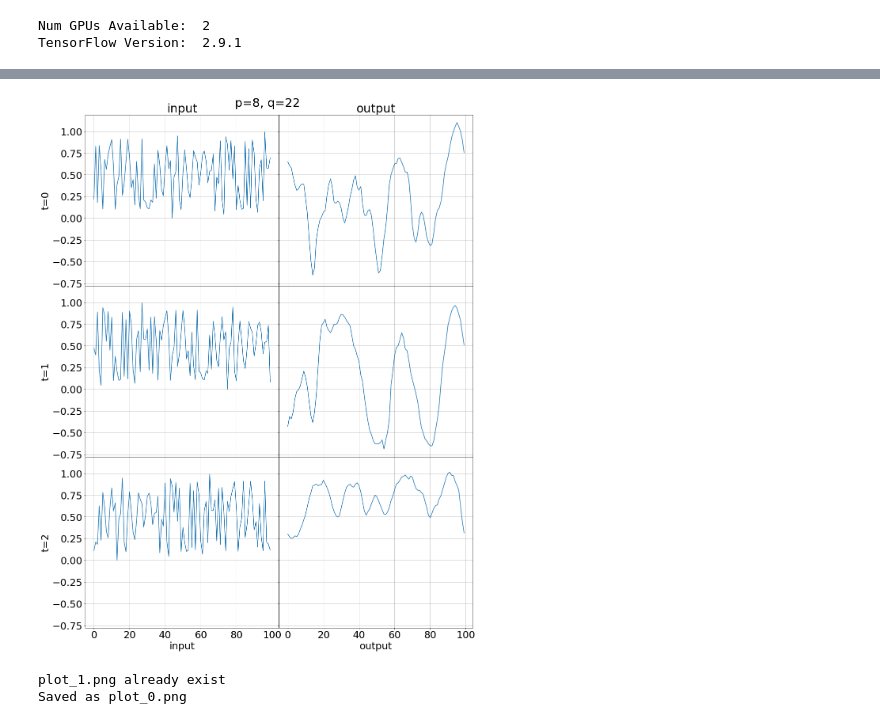
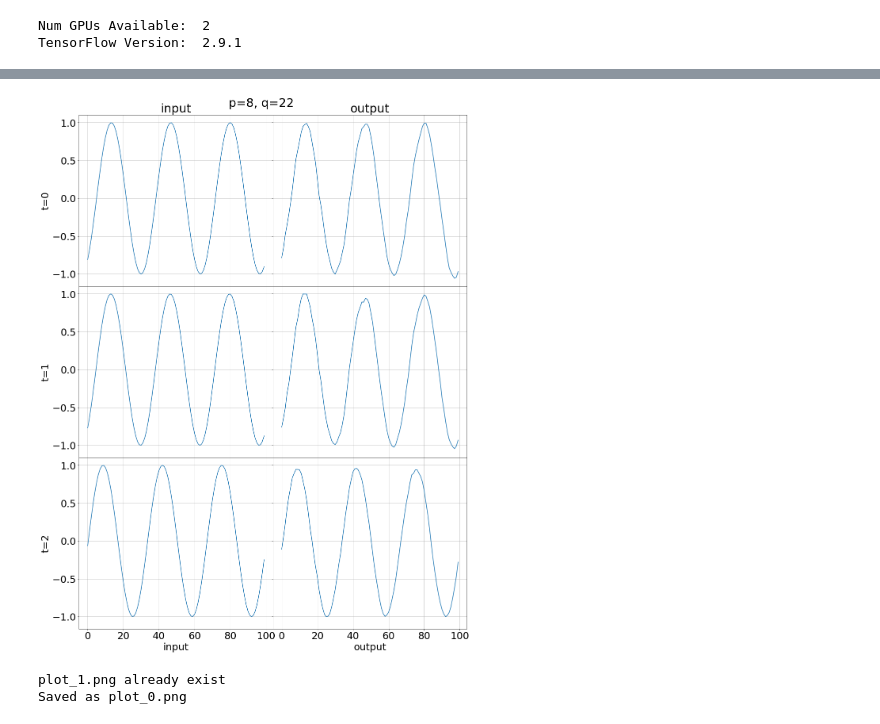
Before and after one commit to Sr-11/SymAE, a Jupyter notebook: src/main.ipynb, the cells around one changed output, grey strips where cells are left out. Cells and saved outputs as stored; diff of their text form; code cells hidden in the pictures.

```diff
--- a/src/main.ipynb
+++ b/src/main.ipynb
@@ -33,5 +33,5 @@ MRA_data=MRA_generate(d,nt,N,sigma,ne)
 X=MRA_data.generate_trigonometric()
 # %%
 # Train the NeuralNet
-history=model.fit(X,X,epochs=2,verbose=0,callbacks=[CustomCallback()])
+history=model.fit(X,X,epochs=200,verbose=0,callbacks=[CustomCallback()])
 # %% [output]
@@ -39,6 +39,6 @@ For epoch 1, loss is 0.011793.
 # %%
 # Plot the result
 MRA_data=MRA_generate(d,nt,1,sigma,ne)
-test_X=MRA_data.generate_random()
+test_X=MRA_data.generate_trigonometric()
 fig=plot_training(model,test_X)
 # %% [output]
@@ -46,4 +46,4 @@ fig=plot_training(model,test_X)
-[figure, old version]
+[figure, new version]
 # %%
 # Save plot
 plot_save(fig,ID=1)
```
Also changed, not shown: parts of 3 cells of this notebook, 5 other files.
